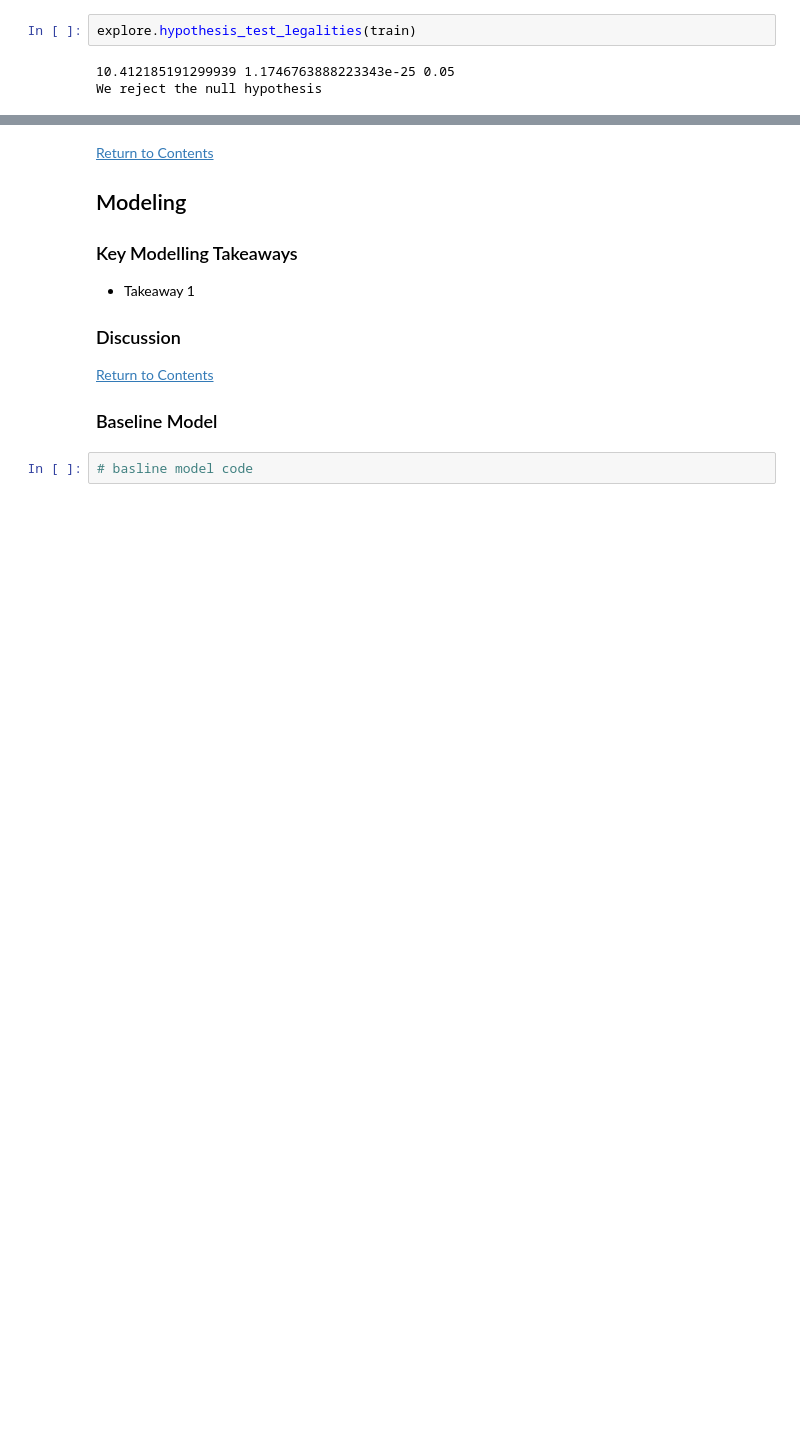
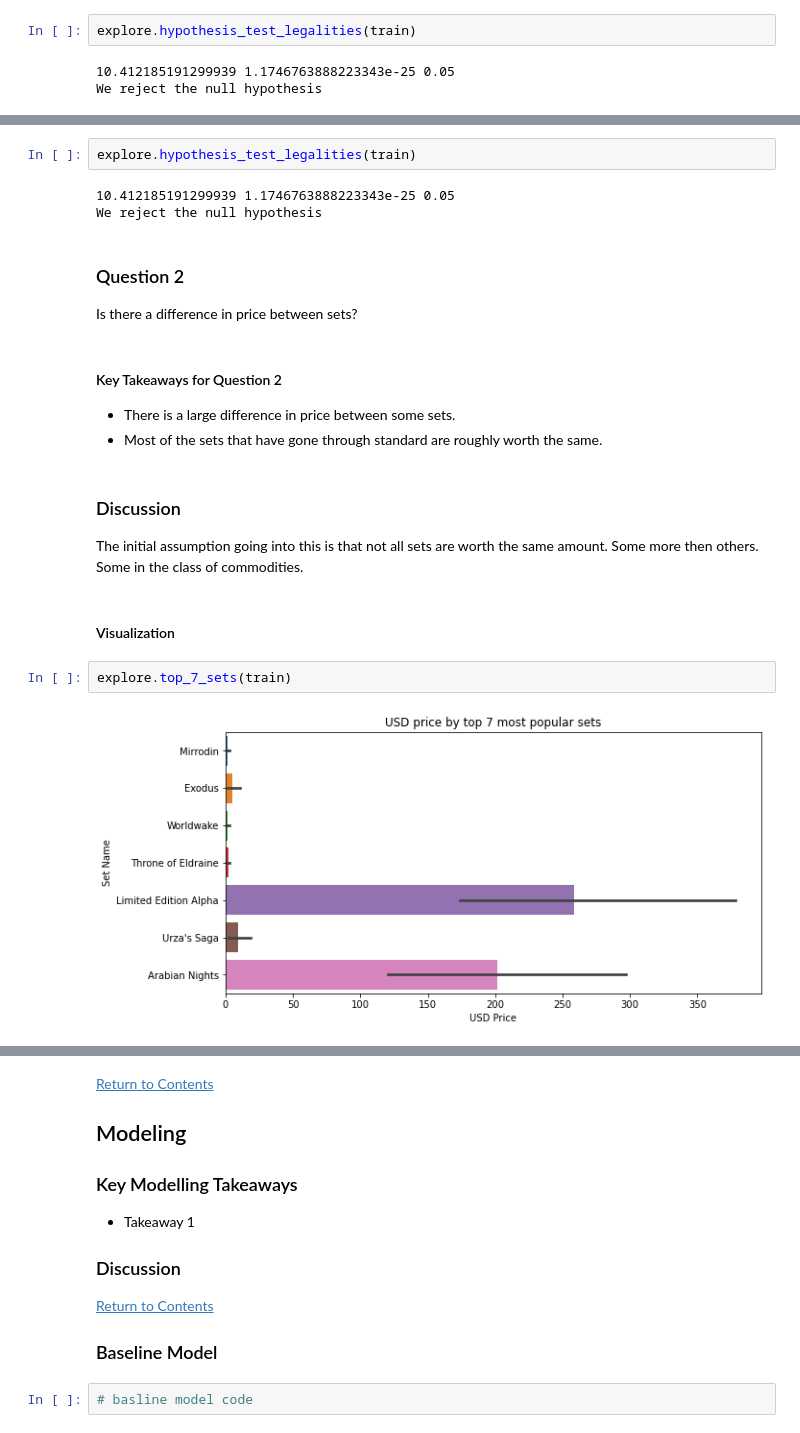
Before and after one commit to Jemison-DavidJasonStephenVasiliy/MTG-Project, a Jupyter notebook: final_report_outline.ipynb, the cells around one changed output, grey strips where cells are left out. Cells and saved outputs as stored; diff of their text form; blank space fills up the shorter version.

```diff
--- a/final_report_outline.ipynb
+++ b/final_report_outline.ipynb
@@ -86,0 +118,21 @@ We reject the null hypothesis
+# %%
+explore.hypothesis_test_legalities(train)
+# %% [output]
+10.412185191299939 1.1746763888223343e-25 0.05
+We reject the null hypothesis
+# %% [markdown]
+### Question 2 <a name='q_2'></a>
+Is there a difference in price between sets?
+# %% [markdown]
+#### Key Takeaways for Question 2
+- There is a large difference in price between some sets.
+- Most of the sets that have gone through standard are roughly worth the same.
+# %% [markdown]
+### Discussion
+The initial assumption going into this is that not all sets are worth the same amount. Some more then others. Some in the class of commodities.
+# %% [markdown]
+#### Visualization
+# %%
+explore.top_7_sets(train)
+# %% [output]
+[figure, added]
```
Also changed, not shown: parts of 110 cells of this notebook, 1 other file.
